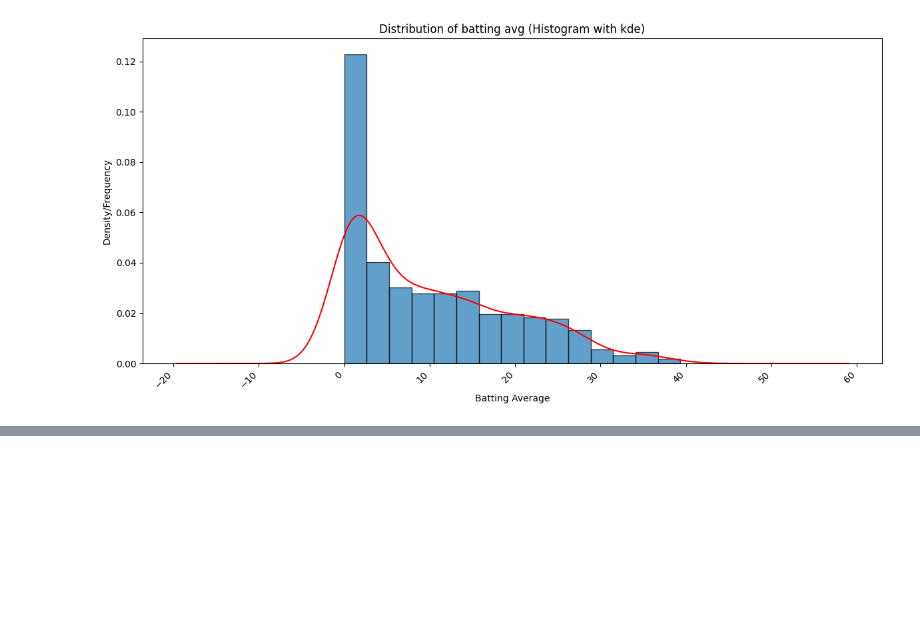
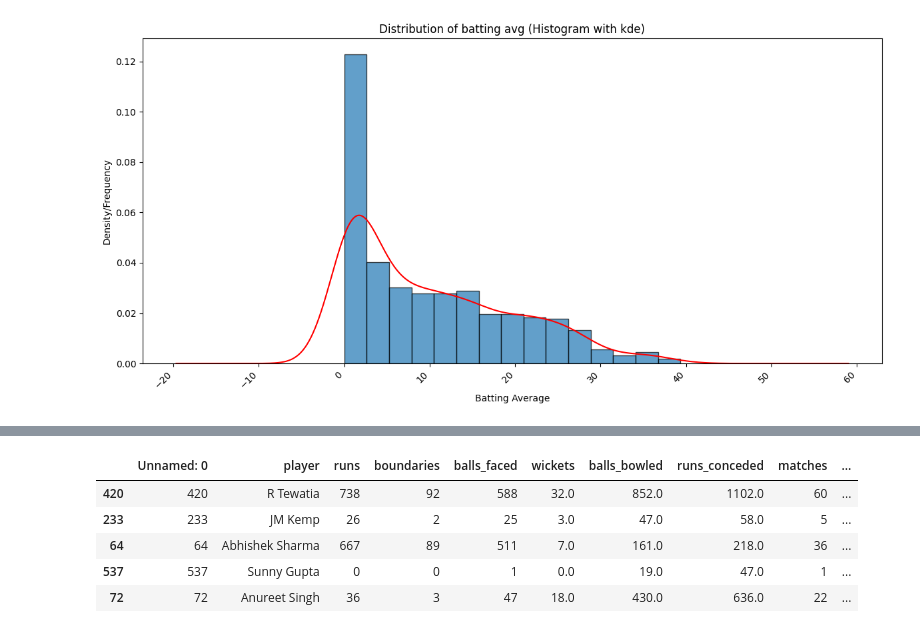
Before and after one commit to AbduFakir/Python-DataScience, a Jupyter notebook: pandas.ipynb, the cells around one changed output, grey strips where cells are left out. Saved outputs shown, nothing was run; the diff lists cells and outputs as text; code cells hidden in the pictures; blank space fills up the shorter version.

```diff
--- a/pandas.ipynb
+++ b/pandas.ipynb
@@ -186,0 +229,9 @@ plt.show()
+# %%
+ipl_df.sample(5)
+# %% [output]
+|  | Unnamed: 0 | player | runs | boundaries | balls_faced | wickets | balls_bowled | runs_conceded | matches | ... |
+| 420 | 420 | R Tewatia | 738 | 92 | 588 | 32.0 | 852.0 | 1102.0 | 60 | ... |
+| 233 | 233 | JM Kemp | 26 | 2 | 25 | 3.0 | 47.0 | 58.0 | 5 | ... |
+| 64 | 64 | Abhishek Sharma | 667 | 89 | 511 | 7.0 | 161.0 | 218.0 | 36 | ... |
+| 537 | 537 | Sunny Gupta | 0 | 0 | 1 | 0.0 | 19.0 | 47.0 | 1 | ... |
+| 72 | 72 | Anureet Singh | 36 | 3 | 47 | 18.0 | 430.0 | 636.0 | 22 | ... |
```
Also changed, not shown: parts of 13 cells of this notebook.
